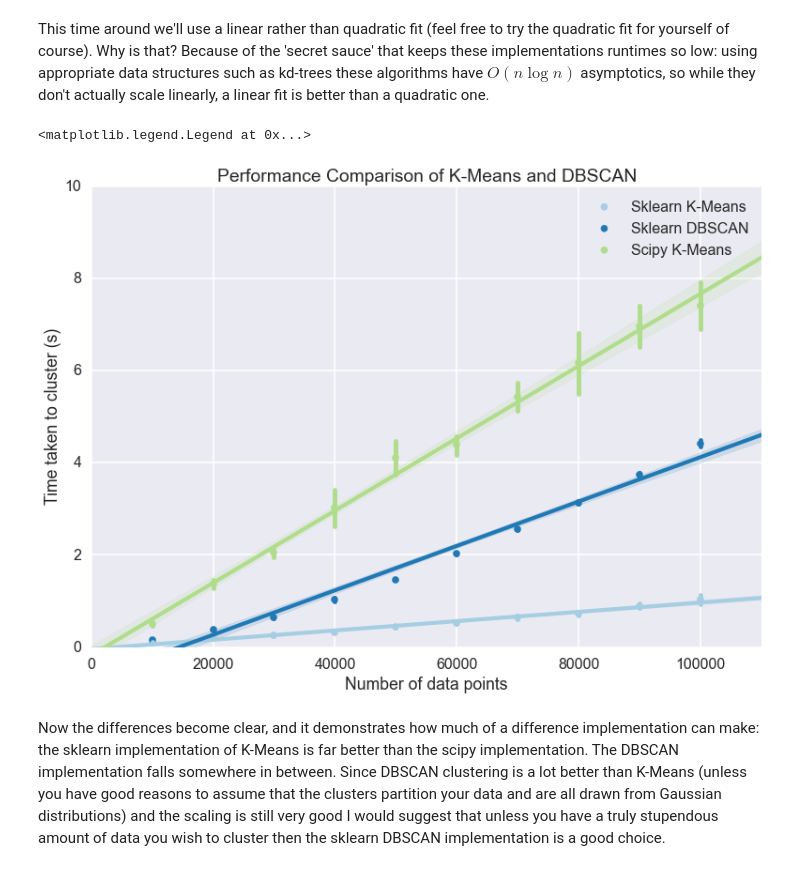
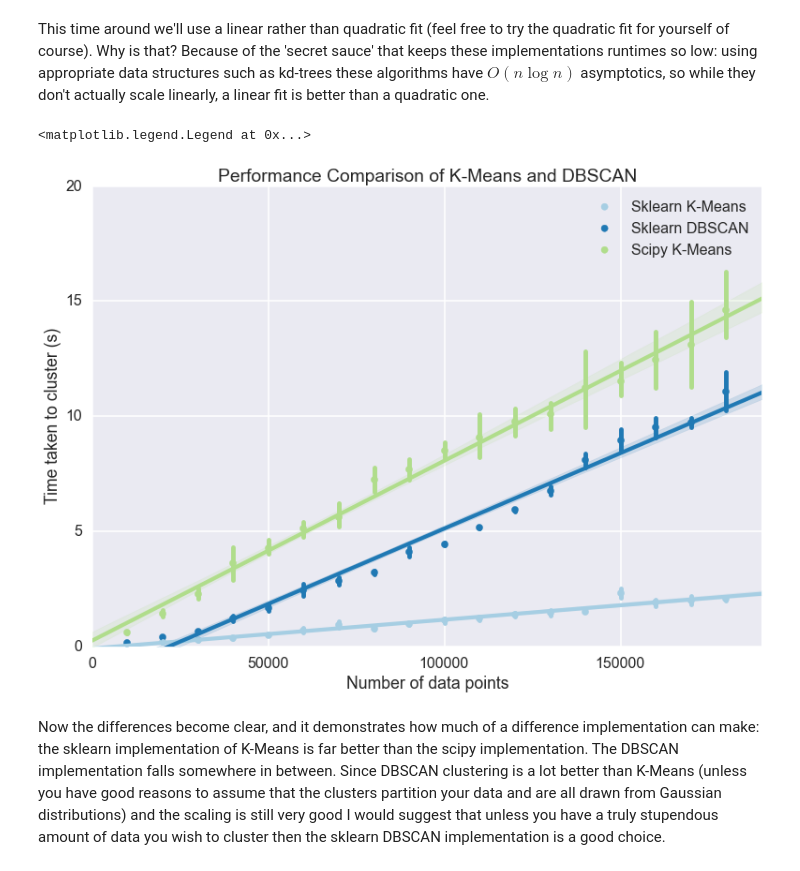
Before and after one commit to scikit-learn-contrib/hdbscan, a Jupyter notebook: notebooks/Benchmarking scalability of clustering implementations.ipynb, the cells around one changed output. Drawn from its saved outputs; the diff is of its cells as text; code cells hidden in the pictures.

```diff
--- a/notebooks/Benchmarking scalability of clustering implementations.ipynb
+++ b/notebooks/Benchmarking scalability of clustering implementations.ipynb
@@ -249,7 +249,7 @@ With this in mind it is worth looking at how the K-Means and DBSCAN implementati
 
 At this point we can scale out to 100000 datapoints easily enough: K-Means and DBSCAN can use various data structures to avoid having to compute the full pairwise distance matrix and are thus not as memory constrained as some of the other algorithms we looked at.
 # %%
-huge_dataset_sizes = np.arange(1,11) * 10000
+huge_dataset_sizes = np.arange(1,19) * 10000
 
 k_means = sklearn.cluster.KMeans(10)
 huge_k_means_data = benchmark_algorithm(huge_dataset_sizes,
@@ -266,15 +266,15 @@ This time around we'll use a linear rather than quadratic fit (feel free to try
 # %%
 sns.regplot(x='x', y='y', data=huge_k_means_data, order=1, label='Sklearn K-Means', x_estimator=np.mean)
 sns.regplot(x='x', y='y', data=huge_dbscan_data, order=1, label='Sklearn DBSCAN', x_estimator=np.mean)
 sns.regplot(x='x', y='y', data=huge_scipy_k_means_data, order=1, label='Scipy K-Means', x_estimator=np.mean)
-plt.gca().axis([0, 110000, 0, 10])
+plt.gca().axis([0, 190000, 0, 20])
 plt.gca().set_xlabel('Number of data points')
 plt.gca().set_ylabel('Time taken to cluster (s)')
 plt.title('Performance Comparison of K-Means and DBSCAN')
 plt.legend()
 # %% [output]
 <matplotlib.legend.Legend at 0x...>
-[figure, old version]
+[figure, new version]
 # %% [markdown]
 Now the differences become clear, and it demonstrates how much of a difference implementation can make: the sklearn implementation of K-Means is far better than the scipy implementation. The DBSCAN implementation falls somewhere in between. Since DBSCAN clustering is a lot better than K-Means (unless you have good reasons to assume that the clusters partition your data and are all drawn from Gaussian distributions) and the scaling is still very good I would suggest that unless you have a truly stupendous amount of data you wish to cluster then the sklearn DBSCAN implementation is a good choice.
 # %% [markdown]
```
Also changed, not shown: parts of 2 cells of this notebook.
